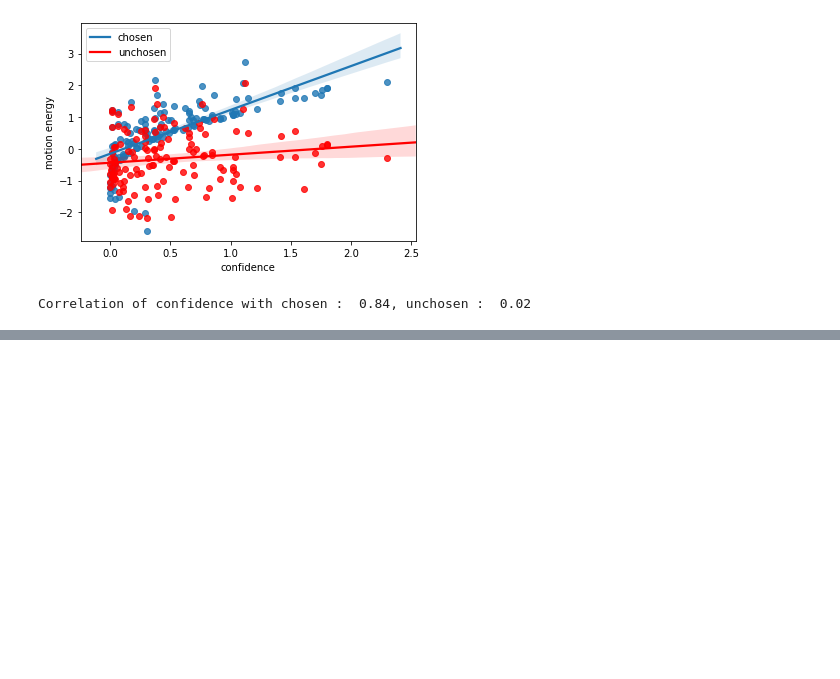
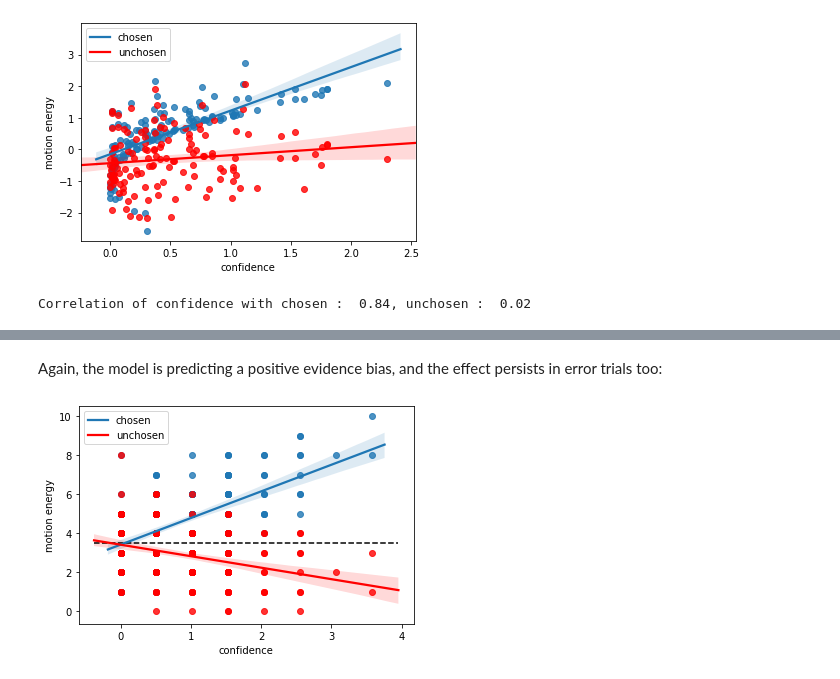
Before and after one commit to matanmazor/PEB, a Jupyter notebook: PEB.ipynb, the cells around one changed output, grey strips where cells are left out. Drawn from its saved outputs; the diff is of its cells as text; code cells hidden in the pictures; blank space fills up the shorter version.

```diff
--- a/PEB.ipynb
+++ b/PEB.ipynb
@@ -144,0 +191,12 @@ Correlation of confidence with chosen :  0.84, unchosen :  0.02
+# %% [markdown]
+Again, the model is predicting a positive evidence bias, and the effect persists in error trials too:
+# %%
+errors = model03.df[model03.df.correct==0]
+ax1 = sns.regplot(x="confidence", y='E_c',data=errors)
+sns.regplot(x="confidence", y='E_u',data=errors,ax=ax1,color='red')
+ax1.set(ylabel="motion energy")
+ax1.legend(labels=['chosen', 'unchosen'])
+ax1.hlines(3.5,ax1.get_xlim()[0],ax1.get_xlim()[1], linestyles='dashed')
+plt.show()
+# %% [output]
+[figure, added]
```
Also changed, not shown: parts of 5 cells of this notebook.
